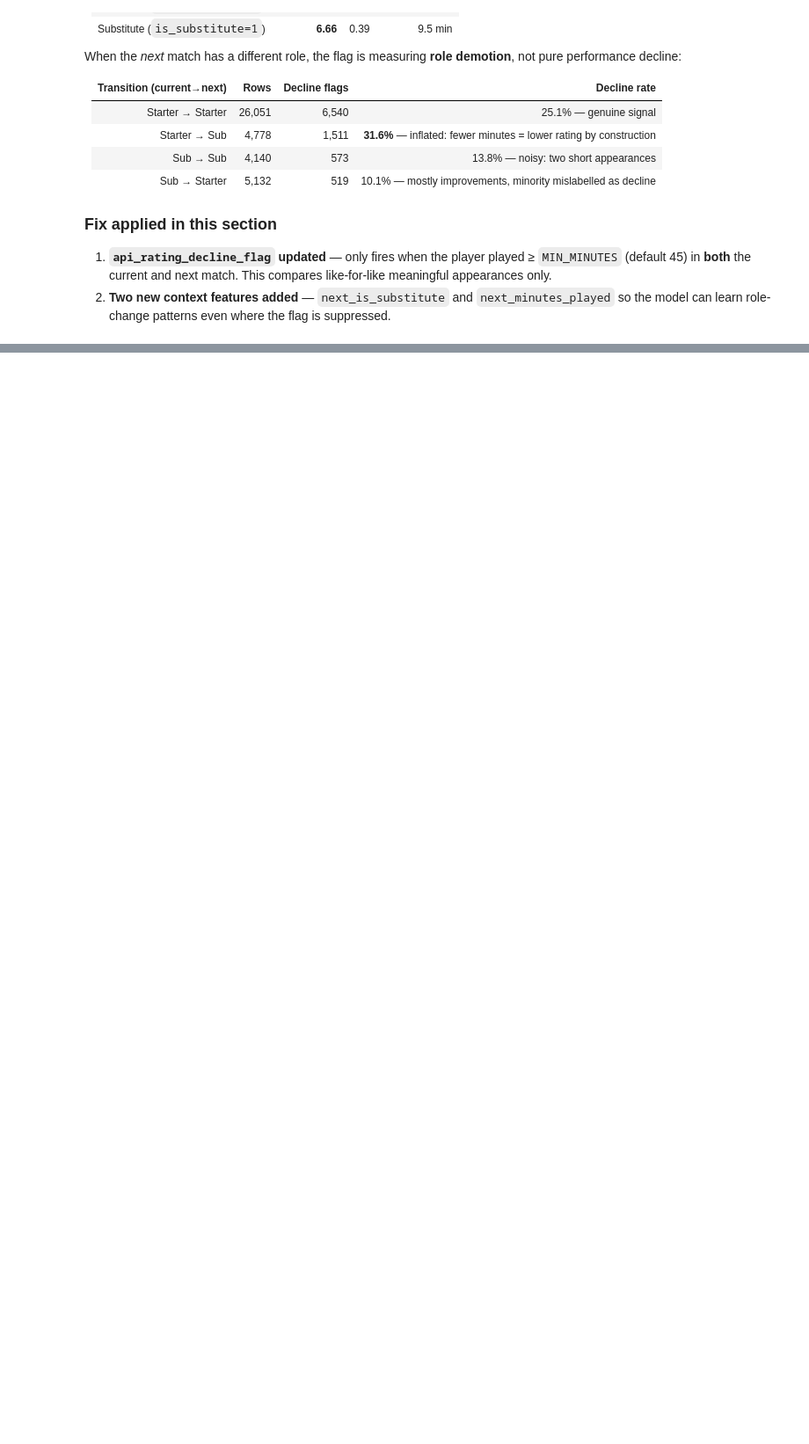
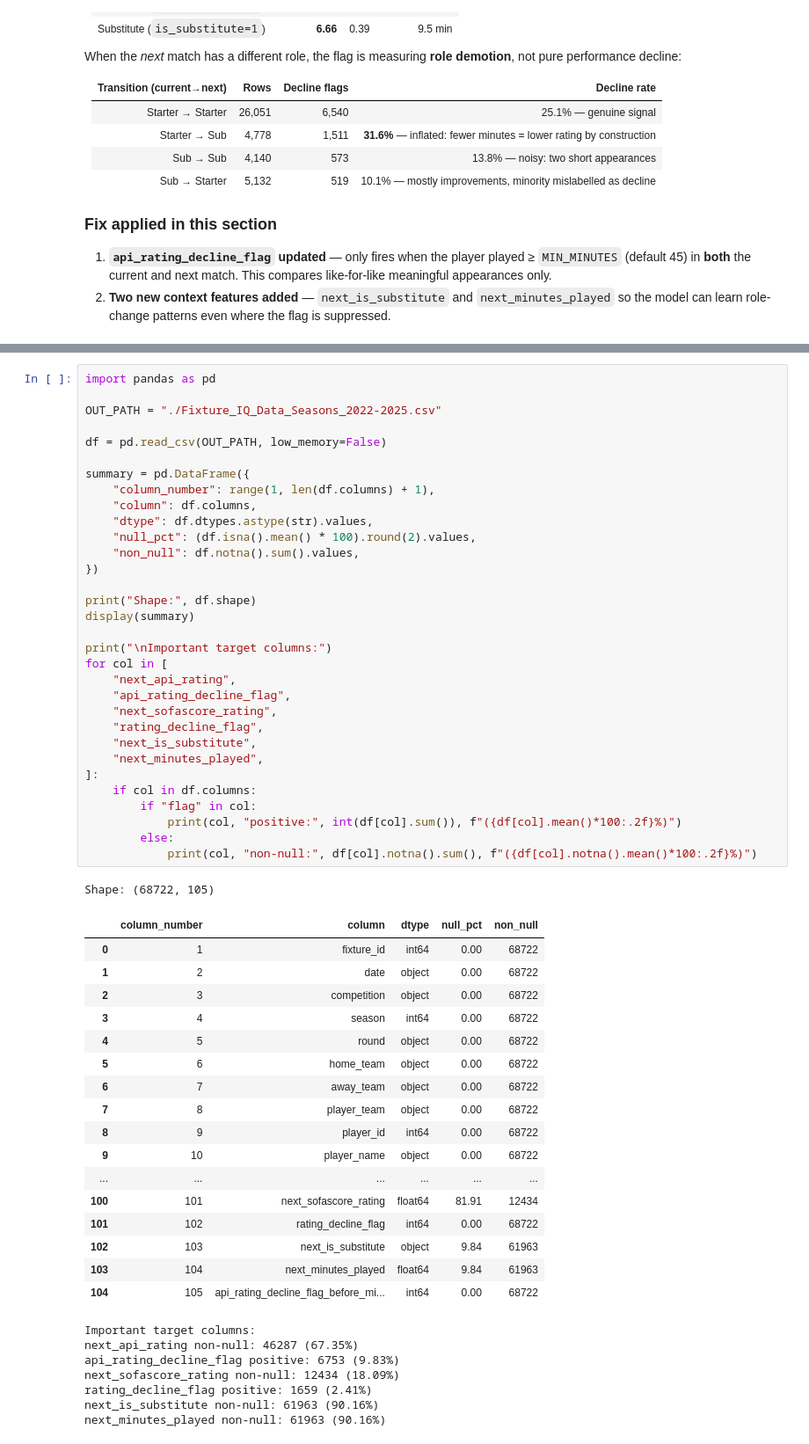
Before and after one commit to mimator2/Fixture-IQ, a Jupyter notebook: Data/01_exploratory_data_analysis.ipynb, the cells around one changed output, grey strips where cells are left out. Shown at 88% size. Saved outputs shown, nothing was run; the diff lists cells and outputs as text; blank space fills up the shorter version.

```diff
--- a/Data/01_exploratory_data_analysis.ipynb
+++ b/Data/01_exploratory_data_analysis.ipynb
@@ -1765,0 +3185,58 @@ Columns are grouped by where the data came from and what it represents.
+# %%
+import pandas as pd
+
+OUT_PATH = "./Fixture_IQ_Data_Seasons_2022-2025.csv"
+
+df = pd.read_csv(OUT_PATH, low_memory=False)
+
+summary = pd.DataFrame({
+    "column_number": range(1, len(df.columns) + 1),
+    "column": df.columns,
+    "dtype": df.dtypes.astype(str).values,
+    "null_pct": (df.isna().mean() * 100).round(2).values,
+    "non_null": df.notna().sum().values,
+})
+
+print("Shape:", df.shape)
+display(summary)
+
+print("\nImportant target columns:")
+for col in [
+    "next_api_rating",
+    "api_rating_decline_flag",
+    "next_sofascore_rating",
+    "rating_decline_flag",
+    "next_is_substitute",
+    "next_minutes_played",
+]:
+    if col in df.columns:
+        if "flag" in col:
+            print(col, "positive:", int(df[col].sum()), f"({df[col].mean()*100:.2f}%)")
+        else:
+            print(col, "non-null:", df[col].notna().sum(), f"({df[col].notna().mean()*100:.2f}%)")
+# %% [output]
+Shape: (68722, 105)
+|  | column_number | column | dtype | null_pct | non_null |
+| 0 | 1 | fixture_id | int64 | 0.00 | 68722 |
+| 1 | 2 | date | object | 0.00 | 68722 |
+| 2 | 3 | competition | object | 0.00 | 68722 |
+| 3 | 4 | season | int64 | 0.00 | 68722 |
+| 4 | 5 | round | object | 0.00 | 68722 |
+| 5 | 6 | home_team | object | 0.00 | 68722 |
+| 6 | 7 | away_team | object | 0.00 | 68722 |
+| 7 | 8 | player_team | object | 0.00 | 68722 |
+| 8 | 9 | player_id | int64 | 0.00 | 68722 |
+| 9 | 10 | player_name | object | 0.00 | 68722 |
+| ... | ... | ... | ... | ... | ... |
+| 100 | 101 | next_sofascore_rating | float64 | 81.91 | 12434 |
+| 101 | 102 | rating_decline_flag | int64 | 0.00 | 68722 |
+| 102 | 103 | next_is_substitute | object | 9.84 | 61963 |
+| 103 | 104 | next_minutes_played | float64 | 9.84 | 61963 |
+| 104 | 105 | api_rating_decline_flag_before_mi... | int64 | 0.00 | 68722 |
+Important target columns:
+next_api_rating non-null: 46287 (67.35%)
+api_rating_decline_flag positive: 6753 (9.83%)
+next_sofascore_rating non-null: 12434 (18.09%)
+rating_decline_flag positive: 1659 (2.41%)
+next_is_substitute non-null: 61963 (90.16%)
+next_minutes_played non-null: 61963 (90.16%)
```
Also changed, not shown: parts of 21 cells of this notebook, 1 other file.
